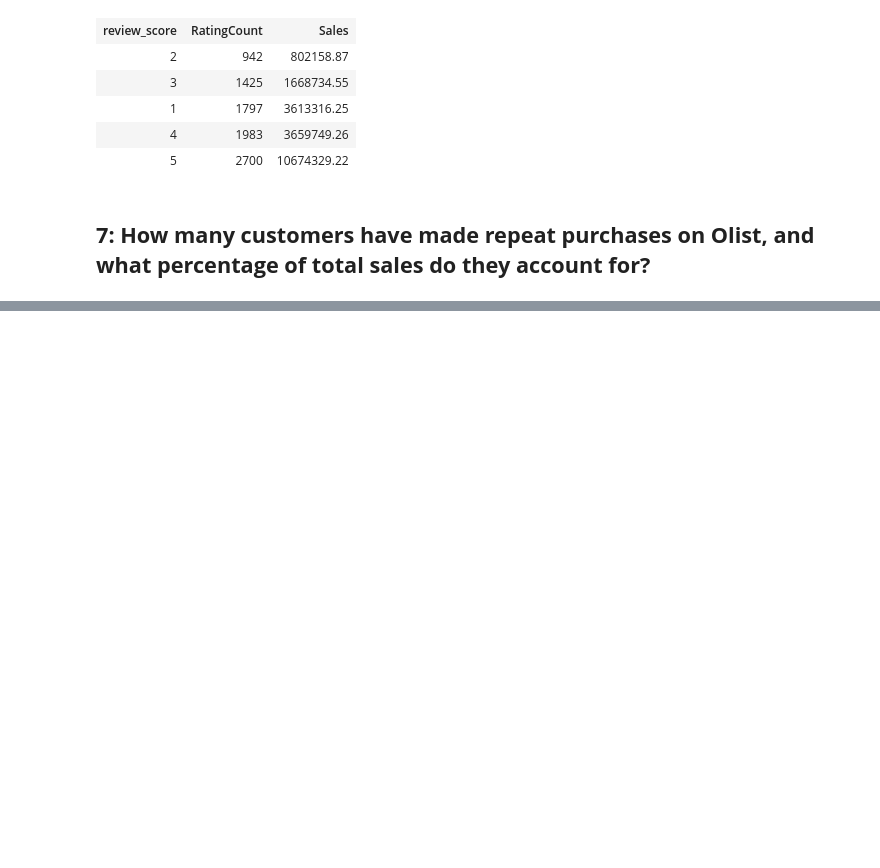
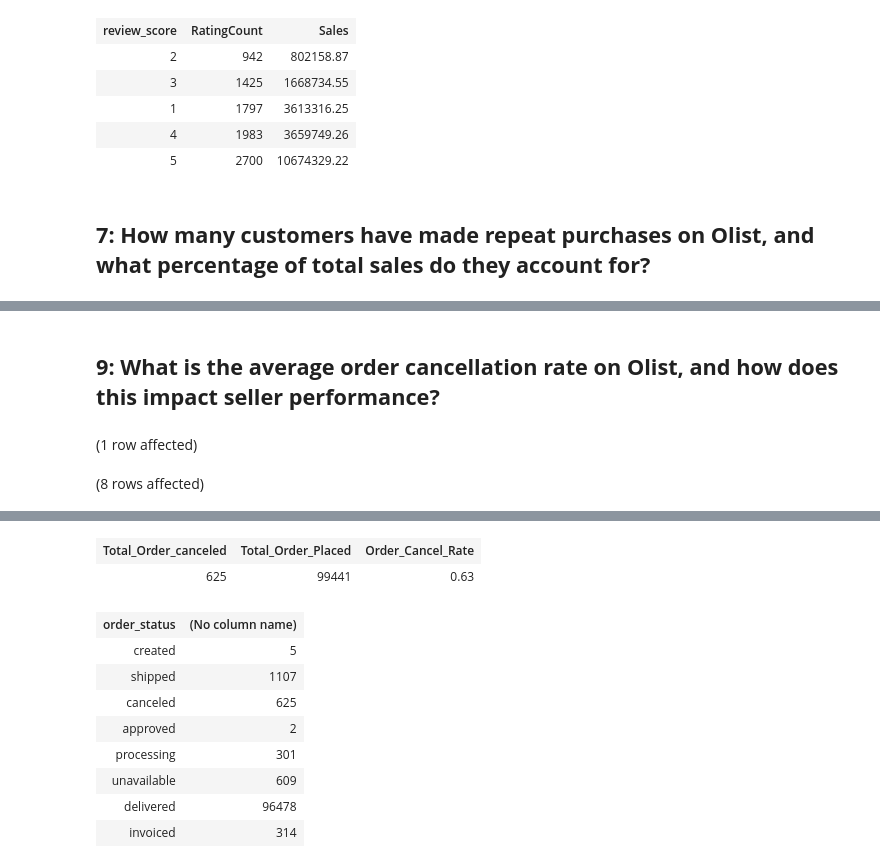
Before and after one commit to Emem-Data/Olist_Business, a Jupyter notebook: EDA.ipynb, the cells around one changed output, grey strips where cells are left out. Saved outputs shown, nothing was run; the diff lists cells and outputs as text; code cells hidden in the pictures; blank space fills up the shorter version.

```diff
--- a/EDA.ipynb
+++ b/EDA.ipynb
@@ -199,0 +237,29 @@ FROM(
+# %% [markdown]
+## **9: What is the average order cancellation rate on Olist, and how does this impact seller performance?**
+# %%
+SELECT
+    Total_Order_canceled,
+    Total_Order_Placed,
+   ROUND(CAST(Total_Order_canceled AS FLOAT) / CAST(Total_Order_Placed AS FLOAT) * 100, 2)  AS Order_Cancel_Rate
+FROM (
+    SELECT
+        COUNT(*) AS Total_Order_canceled
+    FROM
+       [OlistBusiness].[dbo].[olist_orders_dataset] AS orders
+    WHERE
+        orders.order_status = 'canceled'
+) AS Revenue,
+(
+    SELECT
+        COUNT(order_id) AS Total_Order_Placed
+    FROM
+        [OlistBusiness].[dbo].[olist_orders_dataset]
+) AS Orders;
+
+
+SELECT order_status, COUNT(order_status)
+FROM [OlistBusiness].[dbo].[olist_orders_dataset]
+GROUP BY order_status
+# %% [output]
+(1 row affected)
+(8 rows affected)
@@ -199,0 +267,11 @@ FROM(
+| Total_Order_canceled | Total_Order_Placed | Order_Cancel_Rate |
+| 625 | 99441 | 0.63 |
+| order_status | (No column name) |
+| created | 5 |
+| shipped | 1107 |
+| canceled | 625 |
+| approved | 2 |
+| processing | 301 |
+| unavailable | 609 |
+| delivered | 96478 |
+| invoiced | 314 |
```
Also changed, not shown: parts of 9 cells of this notebook.
